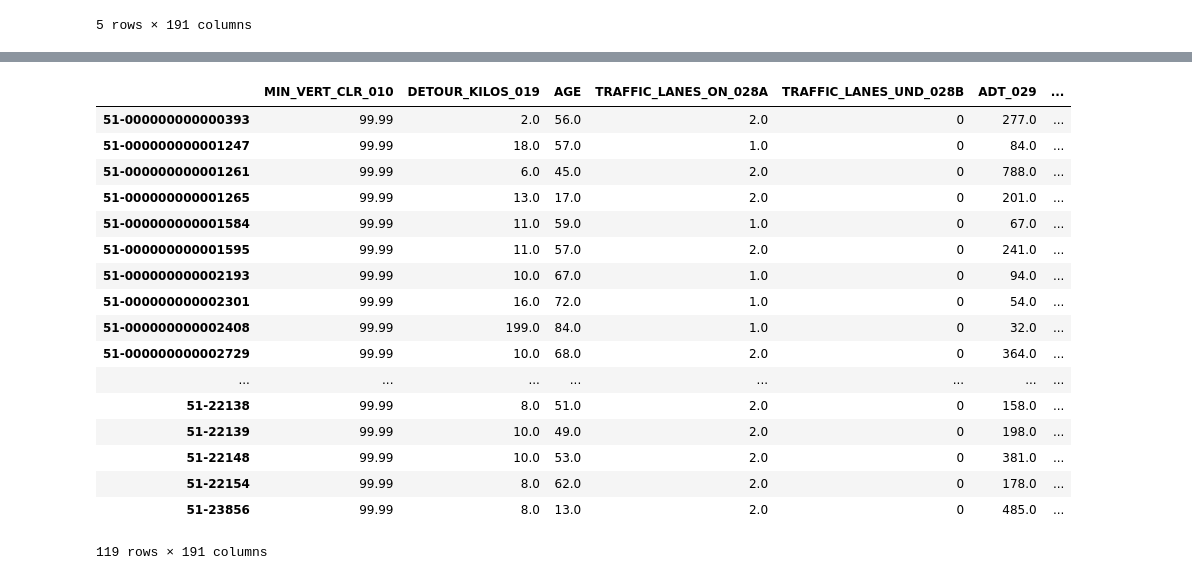
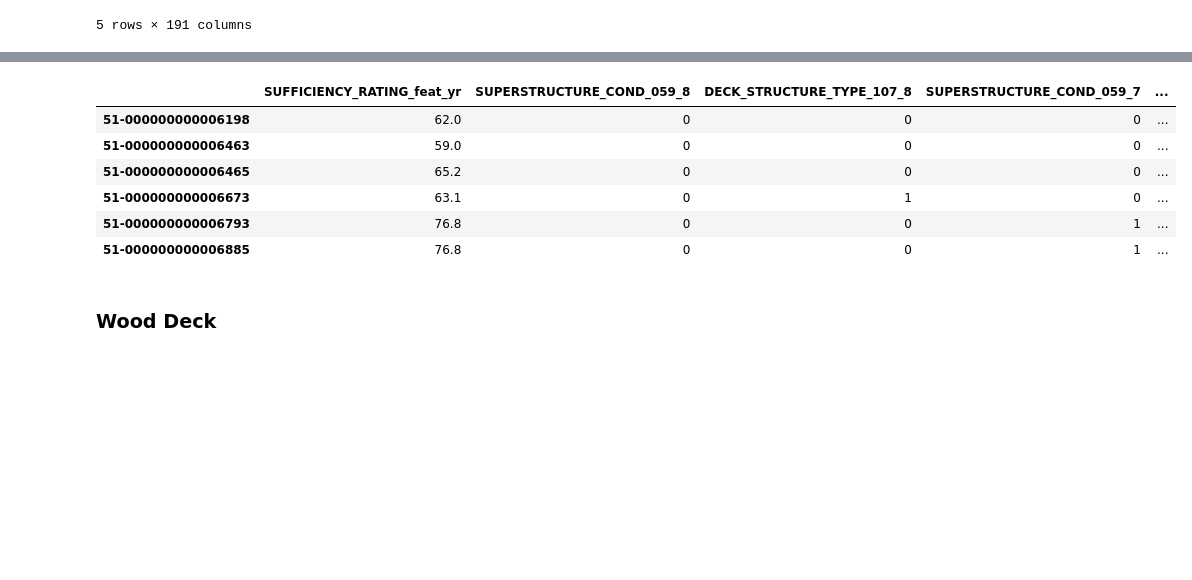
Before and after one commit to kevscon/bridge-ratings, a Jupyter notebook: results.ipynb, the cells around one changed output, grey strips where cells are left out. Drawn from its saved outputs; the diff is of its cells as text; code cells hidden in the pictures; blank space fills up the shorter version.

```diff
--- a/results.ipynb
+++ b/results.ipynb
@@ -265,0 +298,4 @@ X.head()
+# %%
+fair_co = br_id[br_id['COUNTY_CODE_003'] == 59].index
+# %%
+fair_br = y.loc[fair_co, :][y.loc[fair_co, :][1] == 'poor'].index
@@ -266,33 +312,22 @@ X.head()
+# %%
+X.loc[fair_br, :][feat_df.index]
+# %% [output]
+|  | SUFFICIENCY_RATING_feat_yr | SUPERSTRUCTURE_COND_059_8 | DECK_STRUCTURE_TYPE_107_8 | SUPERSTRUCTURE_COND_059_7 | ... |
+| 51-000000000006198 | 62.0 | 0 | 0 | 0 | ... |
+| 51-000000000006463 | 59.0 | 0 | 0 | 0 | ... |
+| 51-000000000006465 | 65.2 | 0 | 0 | 0 | ... |
+| 51-000000000006673 | 63.1 | 0 | 1 | 0 | ... |
+| 51-000000000006793 | 76.8 | 0 | 0 | 1 | ... |
+| 51-000000000006885 | 76.8 | 0 | 0 | 1 | ... |
+# %% [markdown]
+### Wood Deck
 # %%
-# filter bridges based on top ten features
-X[
-    (X['SUFFICIENCY_RATING_feat_yr'] < X['SUFFICIENCY_RATING_feat_yr'].mean()) & # below average initial SR
+# filter bridges for top six feature criteria
+br_filt = X[
+    (X['SUFFICIENCY_RATING_feat_yr'] < avg_SR) & # below average initial SR
     (X['SUPERSTRUCTURE_COND_059_8'] == 0) & # superstructure condition rating NOT 8
-    (X['DECK_STRUCTURE_TYPE_107_8'] == 1) & # timber deck
+    (X['DECK_STRUCTURE_TYPE_107_8'] == 1) & # wood decks
     (X['SUPERSTRUCTURE_COND_059_7'] == 0) & # superstructure condition rating NOT 7
     (X['STRUCTURE_KIND_043A_1'] == 0) & # superstructure material NOT concrete
-    (X['SURFACE_TYPE_108A_3'] == 0) & # wearing surface NOT latex
-#     (X['HISTORY_037_4.0'] == 1) & # historical status undetermined
-#     (X['FUNCTIONAL_CLASS_026_16.0'] == 1) & # urban minor artery
-    (X['OPEN_CLOSED_POSTED_041_P'] == 1) & # posted for load
-    (X['SERVICE_UND_042B_1'] == 0) # active highway NOT below structure
-]
+    (X['SURFACE_TYPE_108A_3'] == 0) # wearing surface NOT latex
+ ]
-# %% [output]
-|  | MIN_VERT_CLR_010 | DETOUR_KILOS_019 | AGE | TRAFFIC_LANES_ON_028A | TRAFFIC_LANES_UND_028B | ADT_029 | ... |
-| 51-000000000000393 | 99.99 | 2.0 | 56.0 | 2.0 | 0 | 277.0 | ... |
-| 51-000000000001247 | 99.99 | 18.0 | 57.0 | 1.0 | 0 | 84.0 | ... |
-| 51-000000000001261 | 99.99 | 6.0 | 45.0 | 2.0 | 0 | 788.0 | ... |
-| 51-000000000001265 | 99.99 | 13.0 | 17.0 | 2.0 | 0 | 201.0 | ... |
-| 51-000000000001584 | 99.99 | 11.0 | 59.0 | 1.0 | 0 | 67.0 | ... |
-| 51-000000000001595 | 99.99 | 11.0 | 57.0 | 2.0 | 0 | 241.0 | ... |
-| 51-000000000002193 | 99.99 | 10.0 | 67.0 | 1.0 | 0 | 94.0 | ... |
-| 51-000000000002301 | 99.99 | 16.0 | 72.0 | 1.0 | 0 | 54.0 | ... |
-| 51-000000000002408 | 99.99 | 199.0 | 84.0 | 1.0 | 0 | 32.0 | ... |
-| 51-000000000002729 | 99.99 | 10.0 | 68.0 | 2.0 | 0 | 364.0 | ... |
-| ... | ... | ... | ... | ... | ... | ... | ... |
-| 51-22138 | 99.99 | 8.0 | 51.0 | 2.0 | 0 | 158.0 | ... |
-| 51-22139 | 99.99 | 10.0 | 49.0 | 2.0 | 0 | 198.0 | ... |
-| 51-22148 | 99.99 | 10.0 | 53.0 | 2.0 | 0 | 381.0 | ... |
-| 51-22154 | 99.99 | 8.0 | 62.0 | 2.0 | 0 | 178.0 | ... |
-| 51-23856 | 99.99 | 8.0 | 13.0 | 2.0 | 0 | 485.0 | ... |
-119 rows × 191 columns
```
Also changed, not shown: parts of 16 cells of this notebook.
